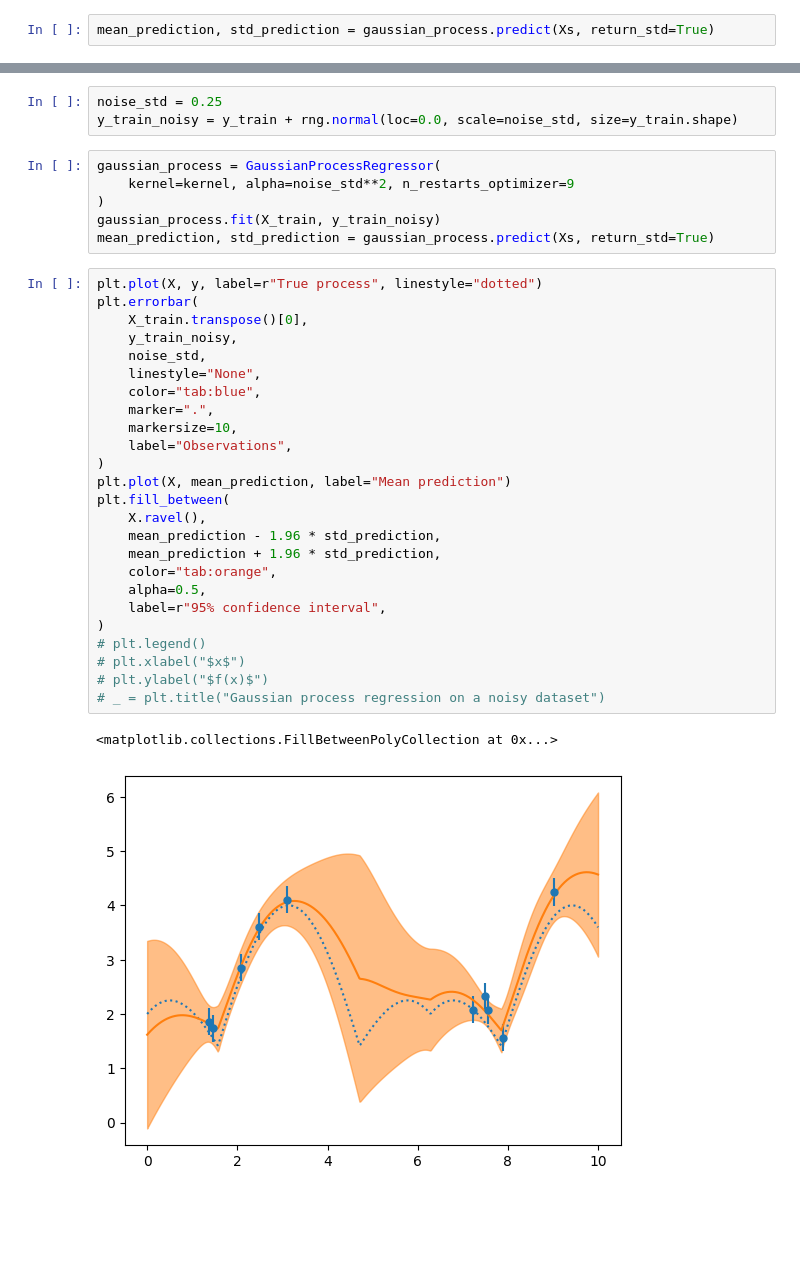
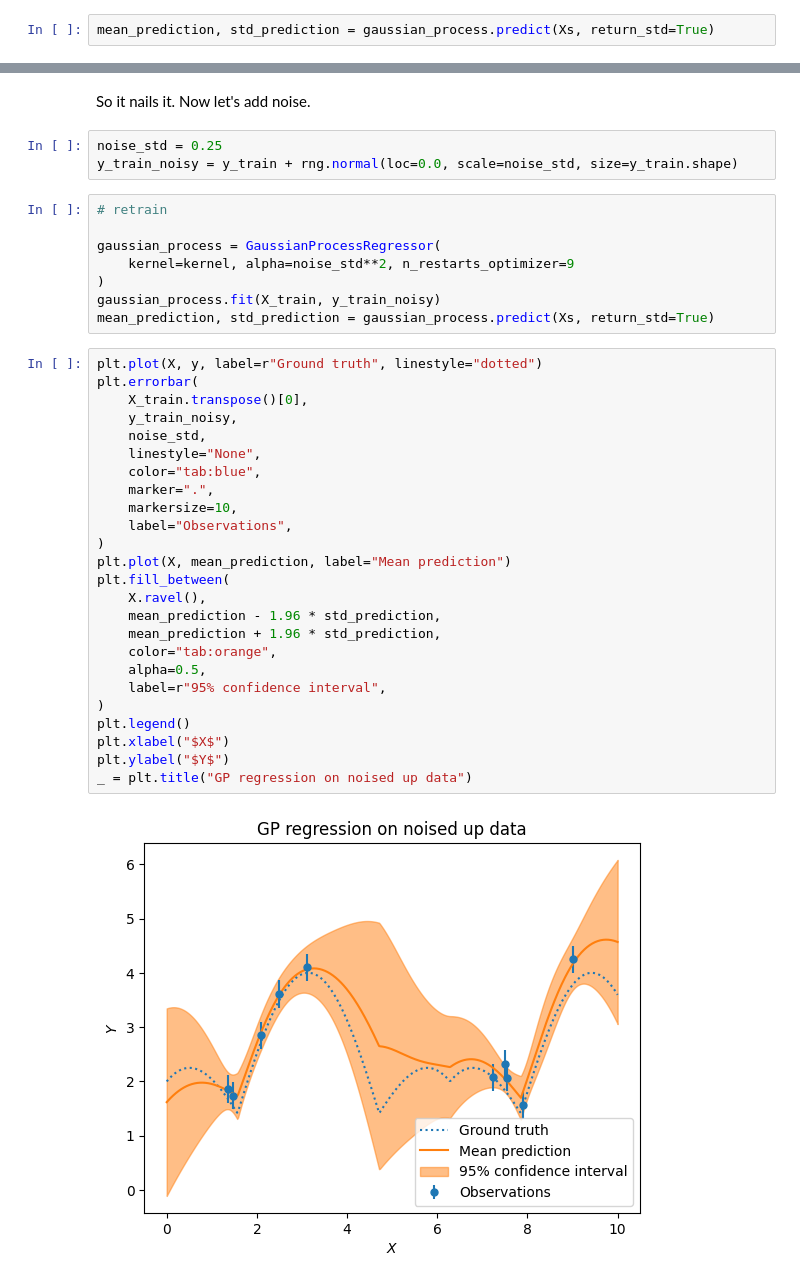
Before and after one commit to joshuajnoble/gaussian_process_exploration, a Jupyter notebook: multi_testing_regress.ipynb, the cells around one changed output, grey strips where cells are left out. Drawn from its saved outputs; the diff is of its cells as text; blank space fills up the shorter version.

```diff
--- a/multi_testing_regress.ipynb
+++ b/multi_testing_regress.ipynb
@@ -80,37 +82,40 @@ _ = plt.title("Gaussian process regression on noise-free dataset")
+# %% [markdown]
+So it nails it. Now let's add noise.
 # %%
 noise_std = 0.25
 y_train_noisy = y_train + rng.normal(loc=0.0, scale=noise_std, size=y_train.shape)
 # %%
+# retrain
+
 gaussian_process = GaussianProcessRegressor(
     kernel=kernel, alpha=noise_std**2, n_restarts_optimizer=9
 )
 gaussian_process.fit(X_train, y_train_noisy)
 mean_prediction, std_prediction = gaussian_process.predict(Xs, return_std=True)
 # %%
-plt.plot(X, y, label=r"True process", linestyle="dotted")
+plt.plot(X, y, label=r"Ground truth", linestyle="dotted")
 plt.errorbar(
     X_train.transpose()[0],
     y_train_noisy,
     noise_std,
     linestyle="None",
     color="tab:blue",
     marker=".",
     markersize=10,
     label="Observations",
 )
 plt.plot(X, mean_prediction, label="Mean prediction")
 plt.fill_between(
     X.ravel(),
     mean_prediction - 1.96 * std_prediction,
     mean_prediction + 1.96 * std_prediction,
     color="tab:orange",
     alpha=0.5,
     label=r"95% confidence interval",
 )
-# plt.legend()
-# plt.xlabel("$x$")
-# plt.ylabel("$f(x)$")
-# _ = plt.title("Gaussian process regression on a noisy dataset")
+plt.legend()
+plt.xlabel("$X$")
+plt.ylabel("$Y$")
+_ = plt.title("GP regression on noised up data")
 # %% [output]
-<matplotlib.collections.FillBetweenPolyCollection at 0x...>
-[figure, old version]
+[figure, new version]
```
Also changed, not shown: parts of 8 cells of this notebook.
